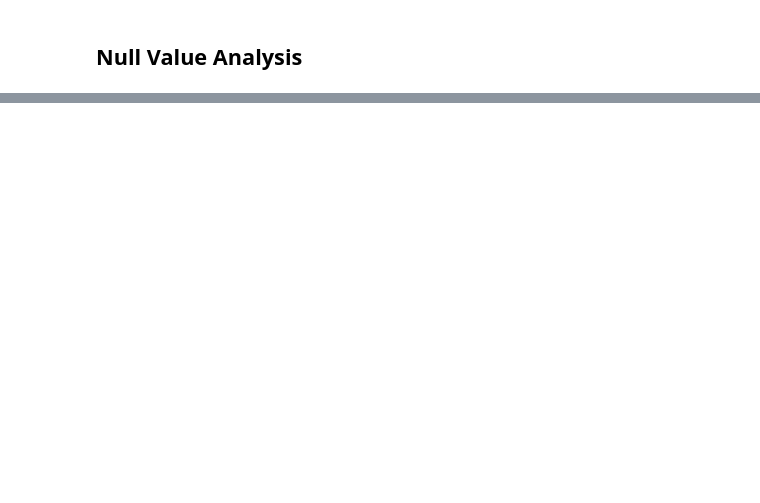
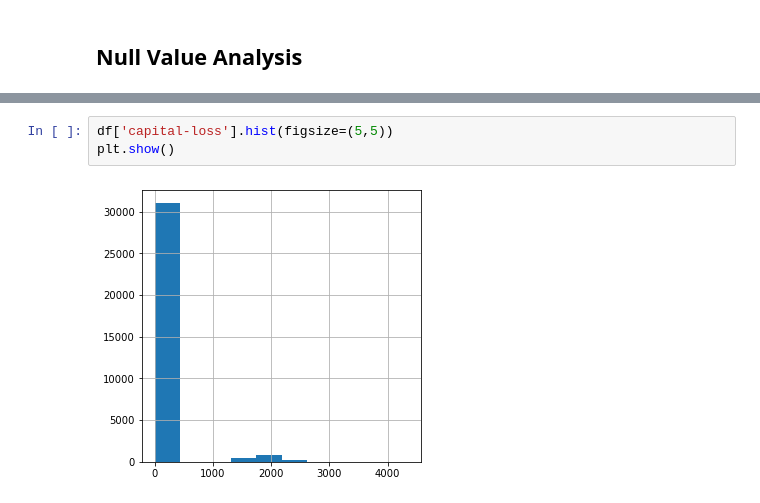
Before and after one commit to wiznikvibe/income_classifier, a Jupyter notebook: notebook/data_analysis.ipynb, the cells around one changed output, grey strips where cells are left out. Drawn from its saved outputs; the diff is of its cells as text; blank space fills up the shorter version.

```diff
--- a/notebook/data_analysis.ipynb
+++ b/notebook/data_analysis.ipynb
@@ -213,0 +241,5 @@ final_df = df_new.dropna()
+# %%
+df['capital-loss'].hist(figsize=(5,5))
+plt.show()
+# %% [output]
+[figure, added]
```
Also changed, not shown: parts of 22 cells of this notebook, 1 other file.
